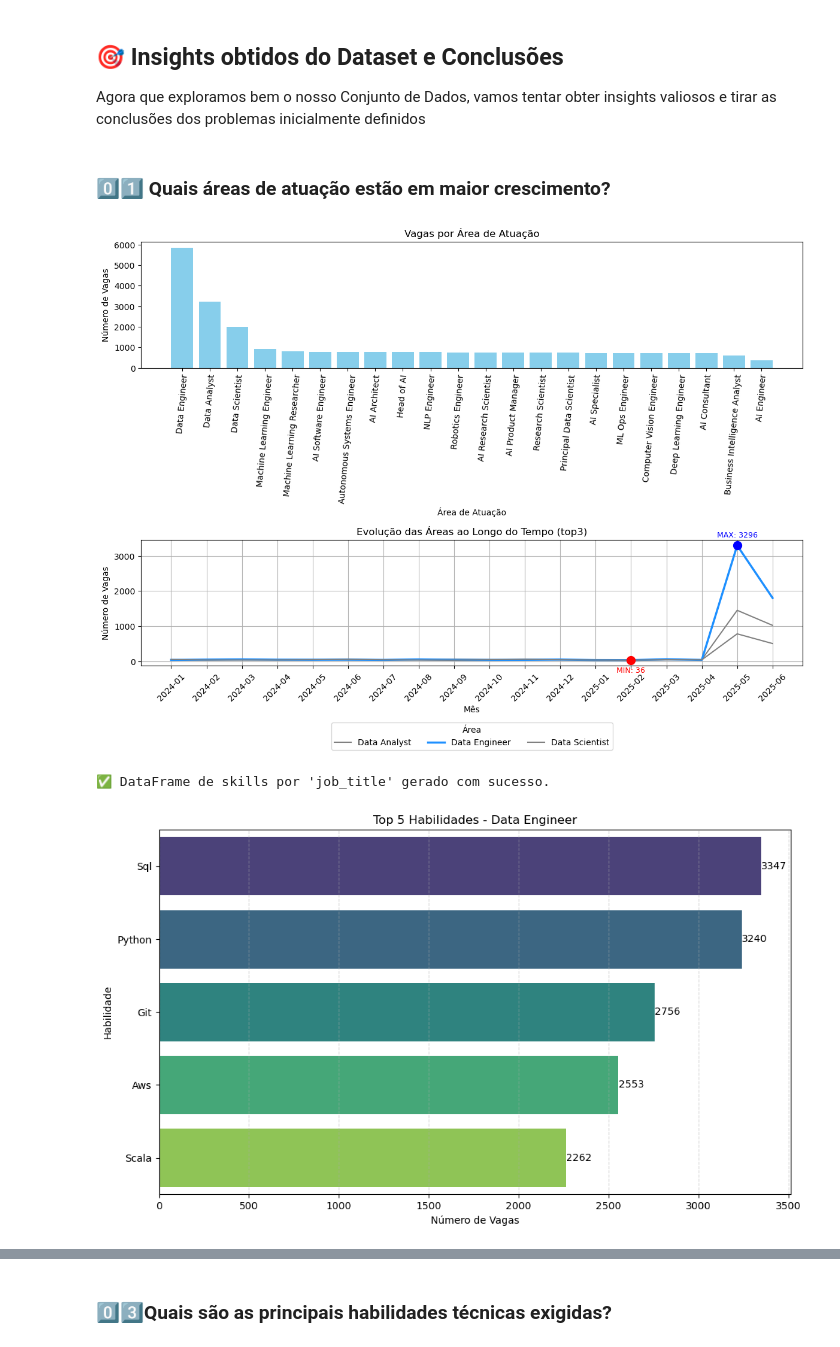
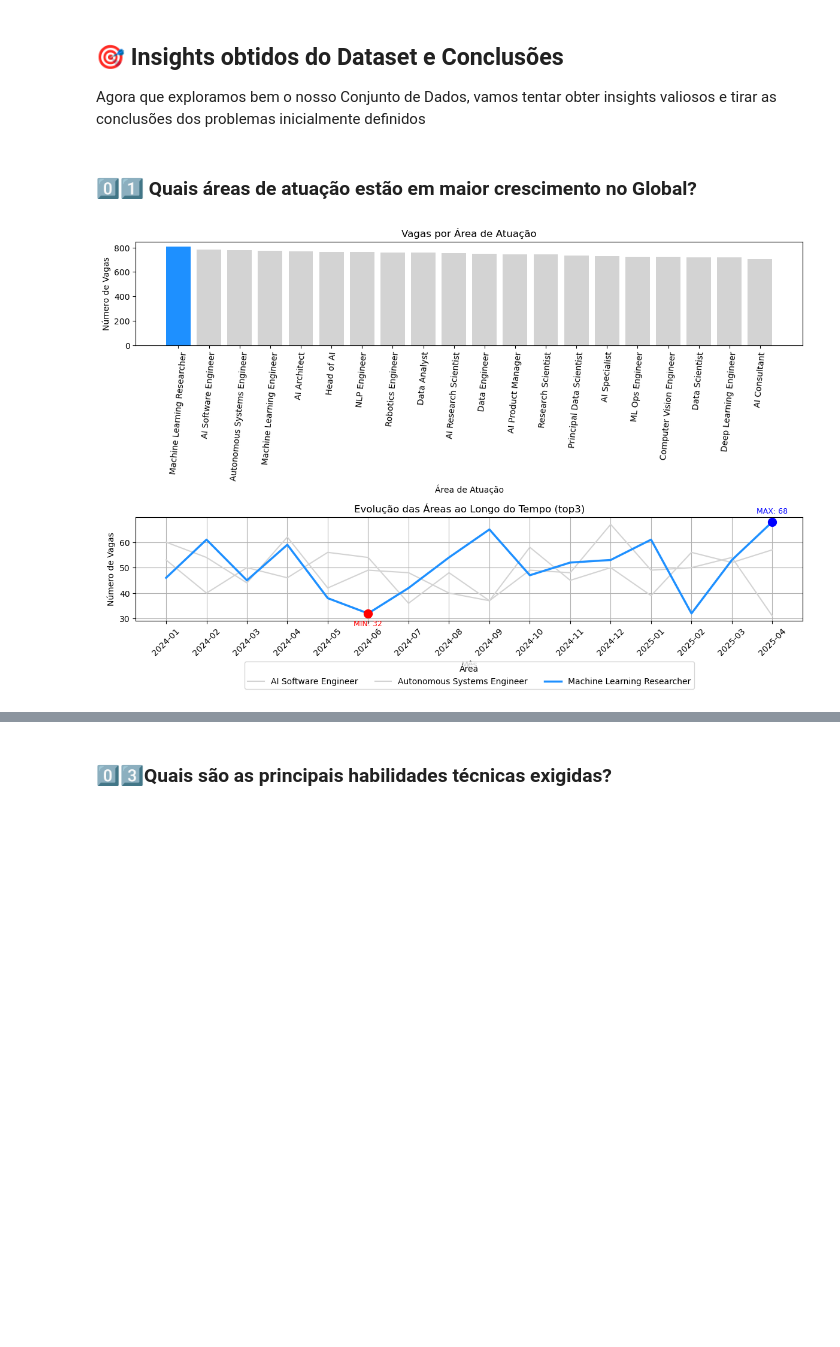
Before and after one commit to Cavalheiro93/mvp-data-analyst-global-ai-market, a Jupyter notebook: Projeto_MVP.ipynb, the cells around one changed output, grey strips where cells are left out. Drawn from its saved outputs; the diff is of its cells as text; code cells hidden in the pictures; blank space fills up the shorter version.

```diff
--- a/Projeto_MVP.ipynb
+++ b/Projeto_MVP.ipynb
@@ -821,26 +818,36 @@ interactive(children=(Dropdown(description='job_title:', layout=Layout(width='50
 ## 🎯 Insights obtidos do Dataset e Conclusões
 Agora que exploramos bem o nosso Conjunto de Dados, vamos tentar obter insights valiosos e tirar as conclusões dos problemas inicialmente definidos
 # %% [markdown]
-### 0️⃣1️⃣ Quais áreas de atuação estão em maior crescimento?
+### 0️⃣1️⃣ Quais áreas de atuação estão em maior crescimento no Global?
 # %%
 # Criar figura com 2 subplots em coluna
-fig, axs = plt.subplots(2, 1, figsize=(12, 10))
+
+df_unificado_global = df_unificado.loc[df_unificado['company_location'] != 'Brasil']
+
+
+fig, axs = plt.subplots(2, 1, figsize=(12, 9))
 
 # ================================
-# Gráfico 1: Barras totais
+# Gráfico 1: Barras totais com primeira barra azul
 # ================================
-df_agrupado = df_unificado['job_title'].value_counts()
-axs[0].bar(df_agrupado.index, df_agrupado.values, color='skyblue')
+df_agrupado = df_unificado_global['job_title'].value_counts()
+
+# Cria a lista de cores: primeira barra azul, outras cinza
+cores = ['dodgerblue'] + ['lightgray'] * (len(df_agrupado) - 1)
+
+# Plota o gráfico com cores personalizadas
+axs[0].bar(df_agrupado.index, df_agrupado.values, color=cores)
 axs[0].set_title('Vagas por Área de Atuação')
 axs[0].set_xlabel('Área de Atuação')
 axs[0].set_ylabel('Número de Vagas')
 axs[0].tick_params(axis='x', rotation=85)
 
+
 # ================================
 # Gráfico 2: Linhas no tempo
 # ================================
-top_5_areas = df_unificado['job_title'].value_counts().nlargest(3).index
-df_top = df_unificado[df_unificado['job_title'].isin(top_5_areas)]
+top_5_areas = df_unificado_global['job_title'].value_counts().nlargest(3).index
+df_top = df_unificado_global[df_unificado_global['job_title'].isin(top_5_areas)]
 
 df_linhas = (
     df_top
@@ -862,38 +869,36 @@ vale_idx = serie_destaque.idxmin()
 pico_val = serie_destaque.max()
 vale_val = serie_destaque.min()
 
 # Plotando as linhas
 for area in df_linhas.columns:
     if area == area_destaque:
         axs[1].plot(x, serie_destaque, label=area, color='dodgerblue', linewidth=2.5)
     else:
-        axs[1].plot(x, df_linhas[area], label=area, color='gray', linewidth=1.5)
+        axs[1].plot(x, df_linhas[area], label=area, color='lightgray', linewidth=1.5)
 
 # Destaques no gráfico
 axs[1].scatter(pico_idx, pico_val, color='blue', s=100, zorder=5)
 axs[1].annotate(f'MAX: {pico_val}', (pico_idx, pico_val),
                 textcoords="offset points", xytext=(0,10), ha='center', fontsize=9, color='blue')
 
 axs[1].scatter(vale_idx, vale_val, color='red', s=100, zorder=5)
 axs[1].annotate(f'MIN: {vale_val}', (vale_idx, vale_val),
                 textcoords="offset points", xytext=(0,-15), ha='center', fontsize=9, color='red')
 
 axs[1].set_title('Evolução das Áreas ao Longo do Tempo (top3)')
 axs[1].set_xlabel('Mês')
 axs[1].set_ylabel('Número de Vagas')
 axs[1].tick_params(axis='x', rotation=45)
 axs[1].grid(True)
 axs[1].legend(title='Área', loc='lower center', bbox_to_anchor=(0.5, -0.7), ncol=3)
 
 # Layout final
 plt.tight_layout()
 plt.show()
 
-df_skills_job_title = GeradorSkillsPorCategoria(df_unificado, 'job_title')
-df_skills_job_title.gerar()
-df_skills_job_title.plotar_top_habilidades_interativo(top_n=5, categoria_especifica="Data Engineer")
+# df_skills_job_title = GeradorSkillsPorCategoria(df_unificado_global, 'job_title')
+# df_skills_job_title.gerar()
+# df_skills_job_title.plotar_top_habilidades_interativo(top_n=5, categoria_especifica="Data Engineer")
 # %% [output]
-[figure, old version]
+[figure, new version]
-✅ DataFrame de skills por 'job_title' gerado com sucesso.
-[figure, removed]
 # %% [markdown]
```
Also changed, not shown: parts of 20 cells of this notebook.
